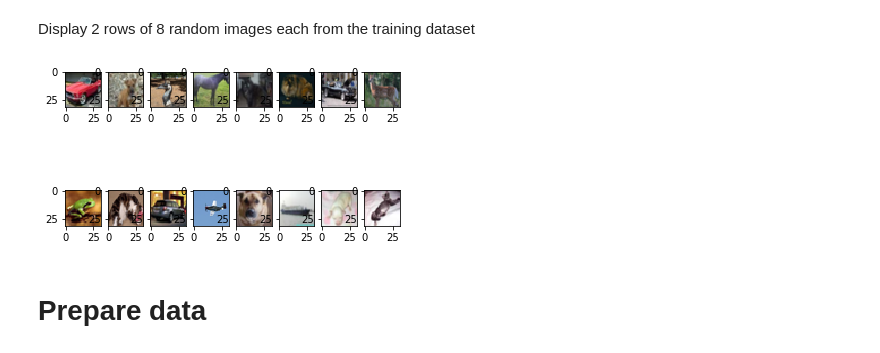
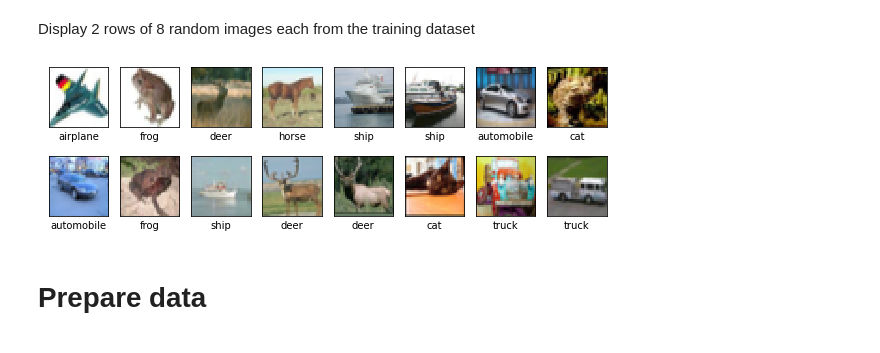
Before and after one commit to riteshkv16/Final426Project, a Jupyter notebook: Cifar10ClassificationUsingCNN.ipynb, the cells around one changed output. Drawn from its saved outputs; the diff is of its cells as text; code cells hidden in the pictures.

Commit message:
modified the report to fit the new 71% accuracy, did the prediction images/labels

```diff
--- a/Cifar10ClassificationUsingCNN.ipynb
+++ b/Cifar10ClassificationUsingCNN.ipynb
@@ -69,14 +69,23 @@ Display 2 rows of 8 random images each from the training dataset
 # %%
 ### YOUR CODE HERE
 indices = np.random.randint(50000, size=(16))
 
+plt.figure(figsize=(10,3))
 for i in range(1,16,2):
     plt.subplot(2, 8, i)
     plt.imshow(x_train[indices[i-1]], interpolation='none')
+    plt.xticks([])
+    plt.yticks([])
+    plt.grid(False)
+    plt.xlabel(cifar10_classes[1][y_train[indices[i-1]][0]])
     plt.subplot(2, 8, i+1)
     plt.imshow(x_train[indices[i]], interpolation='none')
+    plt.xticks([])
+    plt.yticks([])
+    plt.grid(False)
+    plt.xlabel(cifar10_classes[1][y_train[indices[i]][0]])
 # %% [output]
-[figure, old version]
+[figure, new version]
 # %% [markdown]
 # Prepare data
 # %% [markdown]
```
Also changed, not shown: parts of 7 cells of this notebook.
